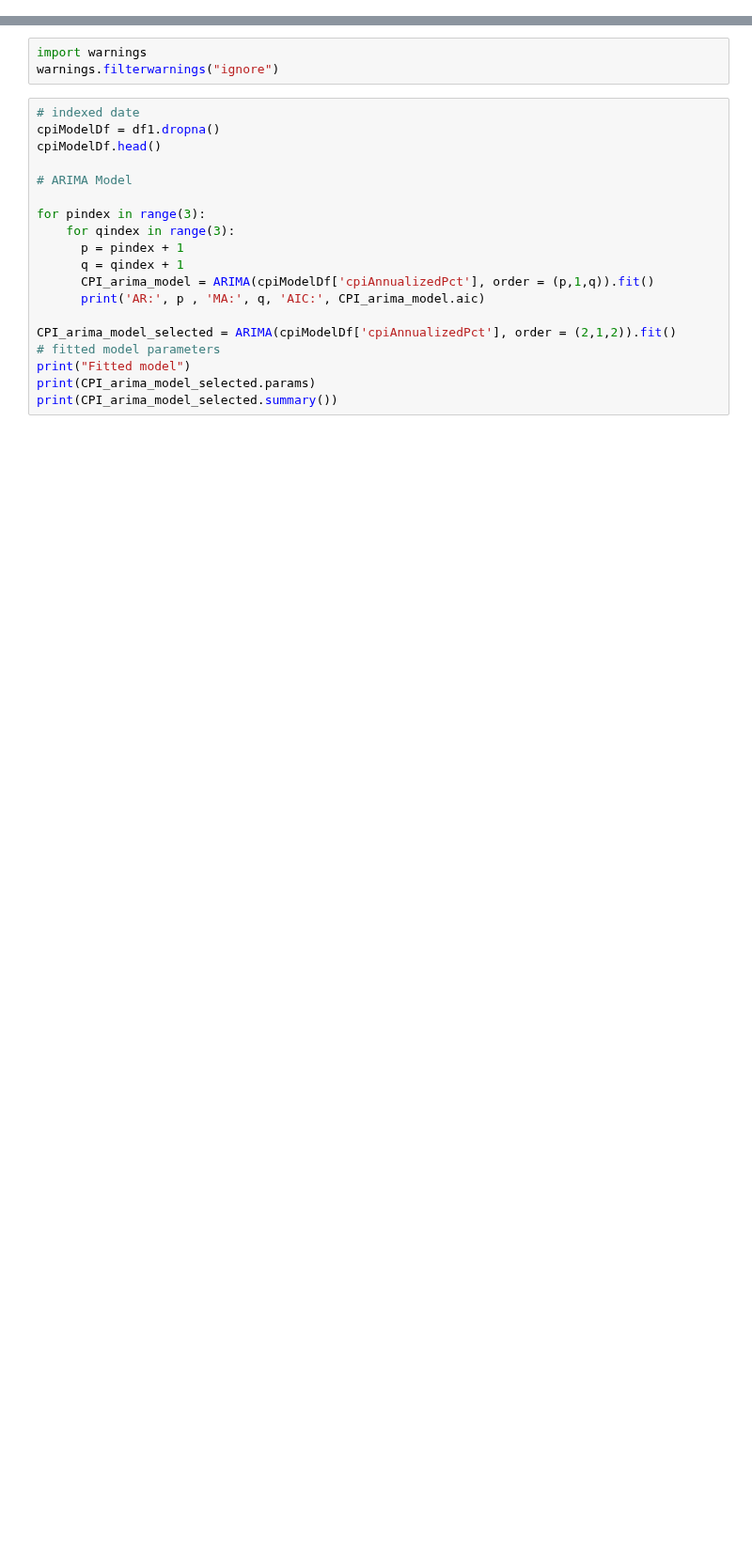
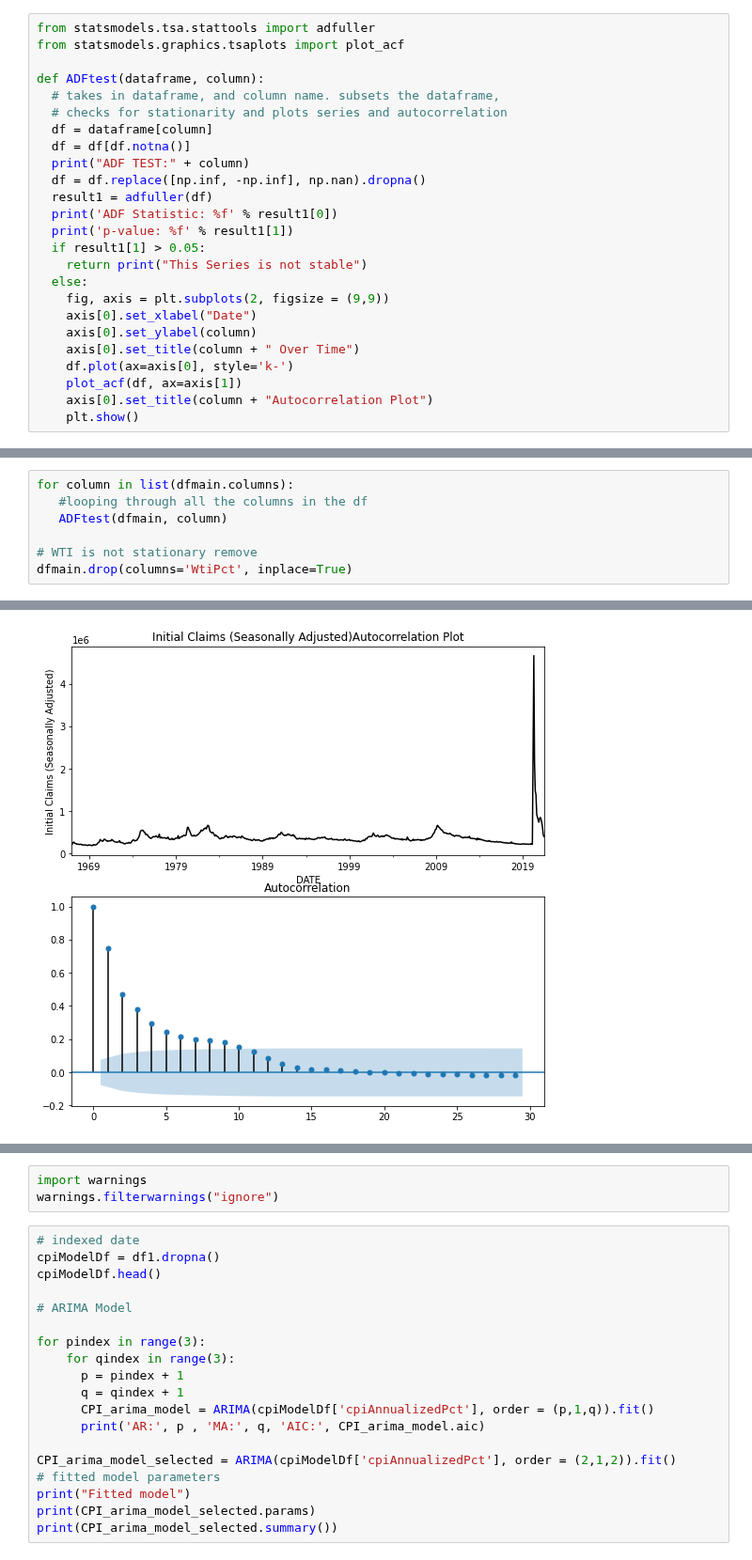
Before and after one commit to AlexNoonan-Syracuse/BigDataProject, a Jupyter notebook: ArimaModels_Alex.ipynb, the cells around one changed output, grey strips where cells are left out. Shown at 94% size. Saved outputs shown, nothing was run; the diff lists cells and outputs as text; blank space fills up the shorter version.

```diff
--- a/ArimaModels_Alex.ipynb
+++ b/ArimaModels_Alex.ipynb
@@ -72,0 +165,25 @@ df3['Date'] = pd.to_datetime(df3['Date'], format="%m/%d/%y")
+# %%
+from statsmodels.tsa.stattools import adfuller
+from statsmodels.graphics.tsaplots import plot_acf
+
+def ADFtest(dataframe, column):
+  # takes in dataframe, and column name. subsets the dataframe,
+  # checks for stationarity and plots series and autocorrelation
+  df = dataframe[column]
+  df = df[df.notna()]
+  print("ADF TEST:" + column)
+  df = df.replace([np.inf, -np.inf], np.nan).dropna()
+  result1 = adfuller(df)
+  print('ADF Statistic: %f' % result1[0])
+  print('p-value: %f' % result1[1])
+  if result1[1] > 0.05:
+    return print("This Series is not stable")
+  else:
+    fig, axis = plt.subplots(2, figsize = (9,9))
+    axis[0].set_xlabel("Date")
+    axis[0].set_ylabel(column)
+    axis[0].set_title(column + " Over Time")
+    df.plot(ax=axis[0], style='k-')
+    plot_acf(df, ax=axis[1])
+    axis[0].set_title(column + "Autocorrelation Plot")
+    plt.show()
@@ -72,0 +302,8 @@ df3['Date'] = pd.to_datetime(df3['Date'], format="%m/%d/%y")
+# %%
+for column in list(dfmain.columns):
+   #looping through all the columns in the df
+   ADFtest(dfmain, column)
+
+# WTI is not stationary remove
+dfmain.drop(columns='WtiPct', inplace=True)
+# %% [output]
@@ -72,0 +313 @@ df3['Date'] = pd.to_datetime(df3['Date'], format="%m/%d/%y")
+[figure, added]
```
Also changed, not shown: parts of 12 cells of this notebook.
